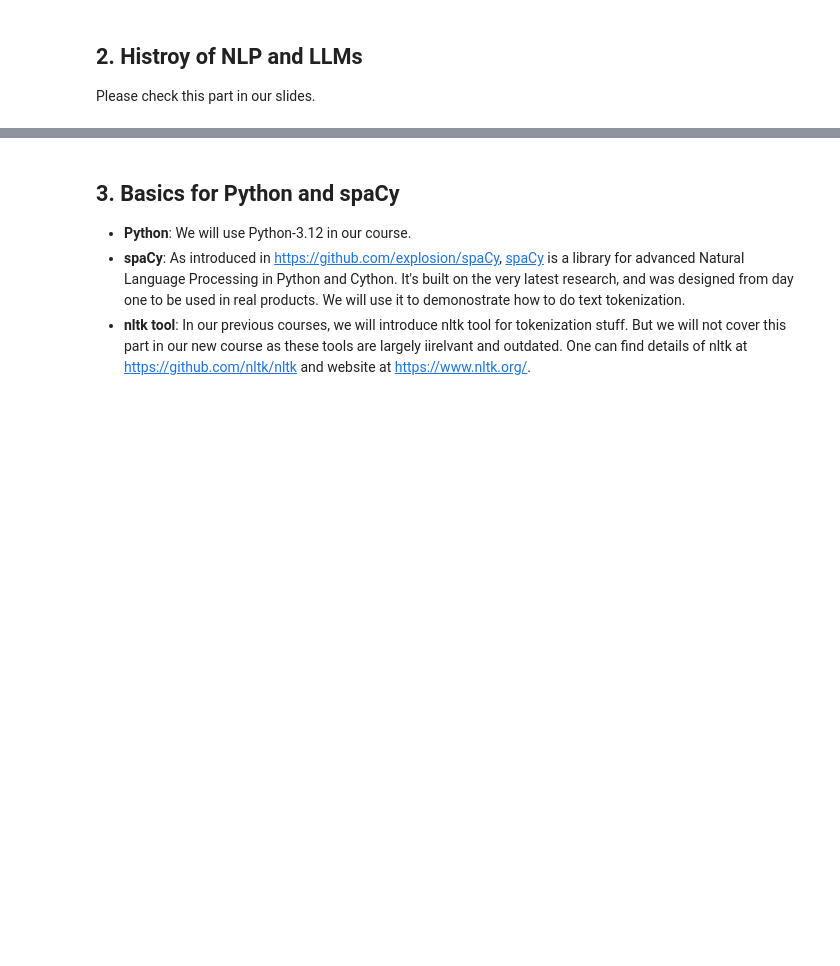
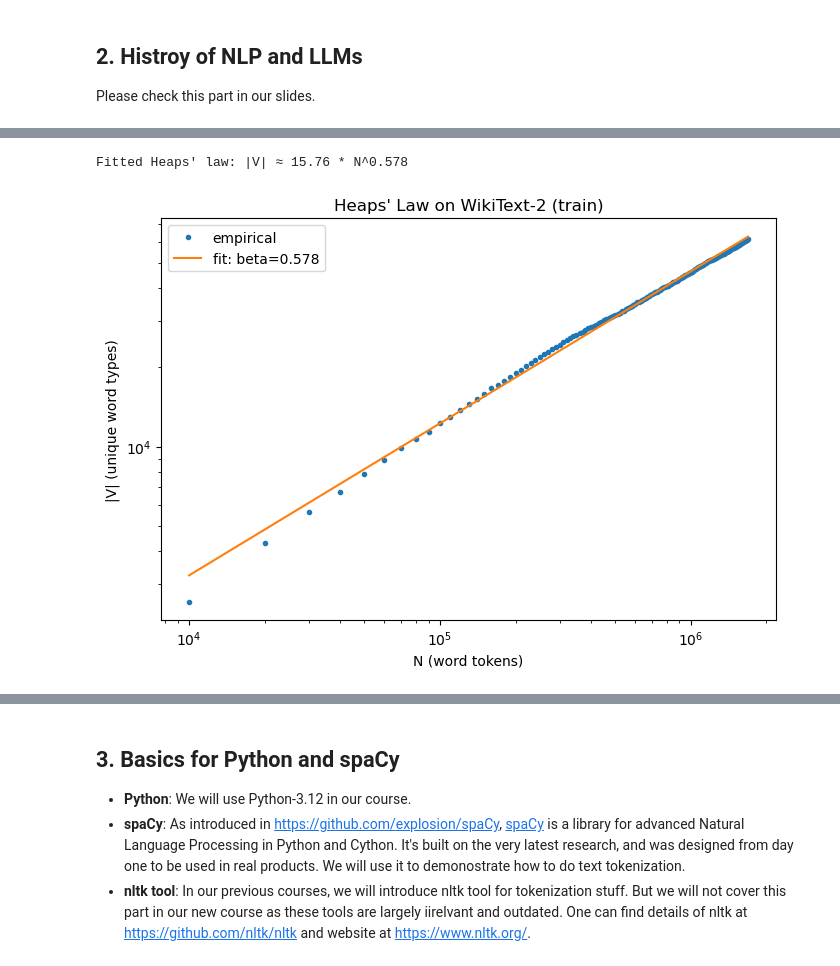
Before and after one commit to baojian/llm-26, a Jupyter notebook: lecture-01/lecture-01-introduction.ipynb, the cells around one changed output, grey strips where cells are left out. Saved outputs shown, nothing was run; the diff lists cells and outputs as text; code cells hidden in the pictures; blank space fills up the shorter version.

```diff
--- a/lecture-01/lecture-01-introduction.ipynb
+++ b/lecture-01/lecture-01-introduction.ipynb
@@ -348,0 +353,11 @@ Please check this part in our slides.
+# %%
+import os
+# If this does not work, please add export HF_ENDPOINT=https://hf-mirror.com in your env.
+os.environ["HF_ENDPOINT"] = "https://hf-mirror.com"
+os.environ["HF_HUB_ETAG_TIMEOUT"] = "60"
+os.environ["HF_HUB_DOWNLOAD_TIMEOUT"] = "60"
+
+from datasets import load_dataset
+
+# loads train/validation/test
+ds = load_dataset("wikitext", "wikitext-2-raw-v1")
@@ -348,0 +389,58 @@ Please check this part in our slides.
+# %%
+import re
+import numpy as np
+import matplotlib.pyplot as plt
+
+train = ds["train"]
+
+# simple word tokenizer (lowercased)
+word_re = re.compile(r"[A-Za-z]+(?:'[A-Za-z]+)?")
+
+def heaps_curve(dataset, step=10_000):
+    V = set()
+    N = 0
+    Ns, Vs = [], []
+
+    for ex in dataset:
+        text = ex["text"]
+        if not text or text.strip() == "": # empty word -> continue
+            continue
+        # make all words to low cases
+        words = word_re.findall(text.lower())
+        for w in words:
+            N += 1
+            V.add(w)
+
+            if N % step == 0:
+                Ns.append(N)
+                Vs.append(len(V))
+    return np.array(Ns), np.array(Vs)
+
+Ns, Vs = heaps_curve(train, step=10_000)
+
+# Fit log |V| = log k + beta log N  -> linear regression on logs
+logN = np.log(Ns)
+logV = np.log(Vs)
+beta, logk = np.polyfit(logN, logV, 1)
+k = np.exp(logk)
+
+print(f"Fitted Heaps' law: |V| ≈ {k:.2f} * N^{beta:.3f}")
+
+# Plot (log-log)
+plt.figure(figsize=(7, 5))
+plt.loglog(Ns, Vs, marker='o', linestyle='none', markersize=3, label="empirical")
+
+# fitted line
+Ns_line = np.linspace(Ns[0], Ns[-1], 200)
+Vs_line = k * (Ns_line ** beta)
+plt.loglog(Ns_line, Vs_line, label=f"fit: beta={beta:.3f}")
+
+plt.xlabel("N (word tokens)")
+plt.ylabel("|V| (unique word types)")
+plt.title("Heaps' Law on WikiText-2 (train)")
+plt.legend()
+plt.tight_layout()
+plt.show()
+# %% [output]
+Fitted Heaps' law: |V| ≈ 15.76 * N^0.578
+[figure, added]
```
Also changed, not shown: parts of 9 cells of this notebook, 2 other files.
